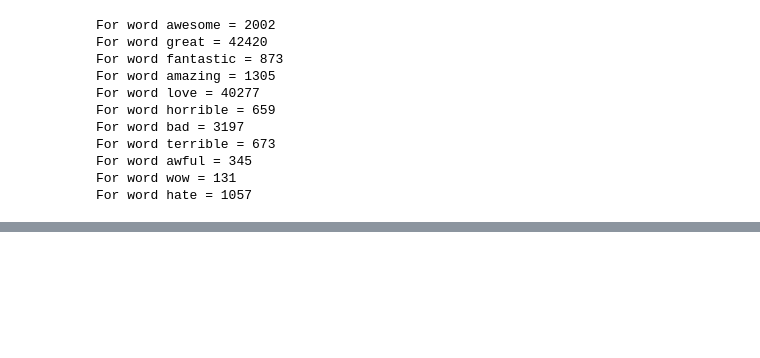
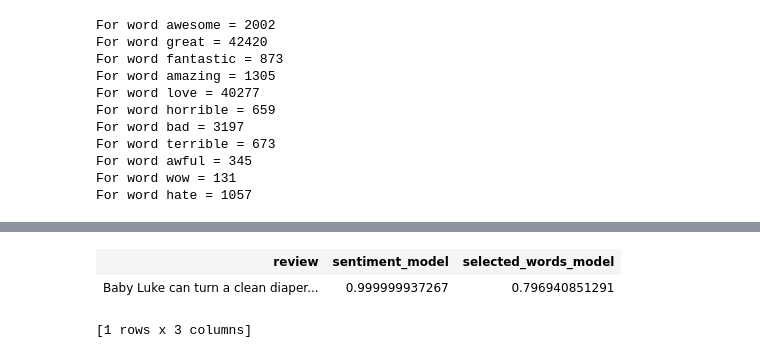
Before and after one commit to ZuluagaSD/MachineLearning, a Jupyter notebook: Course-1/Analyzing product sentiment.ipynb, the cells around one changed output, grey strips where cells are left out. Drawn from its saved outputs; the diff is of its cells as text; code cells hidden in the pictures; blank space fills up the shorter version.

```diff
--- a/Course-1/Analyzing product sentiment.ipynb
+++ b/Course-1/Analyzing product sentiment.ipynb
@@ -269,0 +370,6 @@ count
+# %%
+diaper_champ_reviews['review', 'sentiment_model', 'selected_words_model'].head(1)
+# %% [output]
+| review | sentiment_model | selected_words_model |
+| Baby Luke can turn a clean diaper... | 0.999999937267 | 0.796940851291 |
+[1 rows x 3 columns]
```
Also changed, not shown: parts of 15 cells of this notebook.
